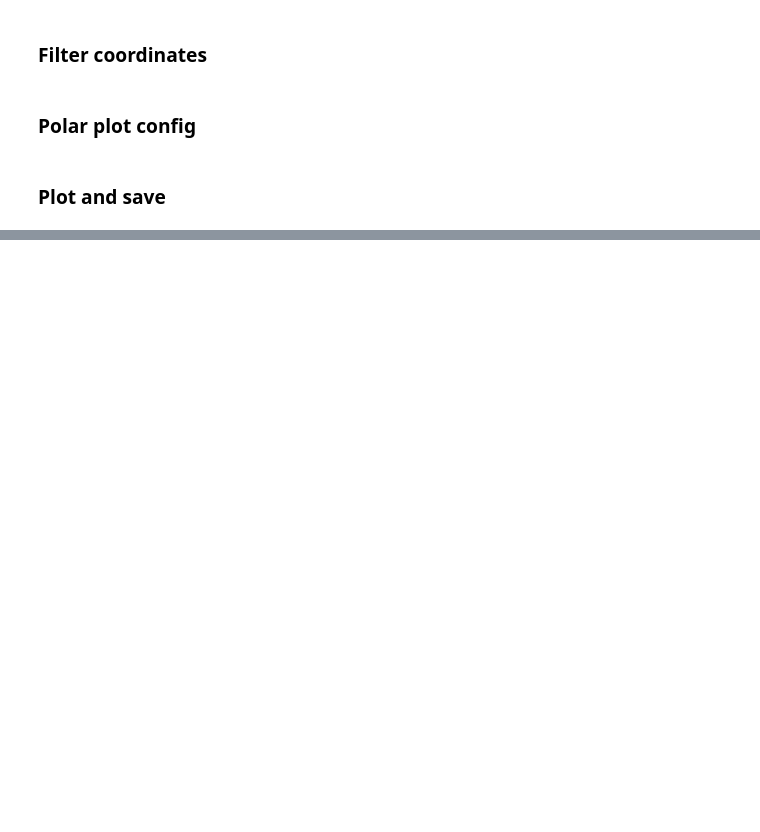
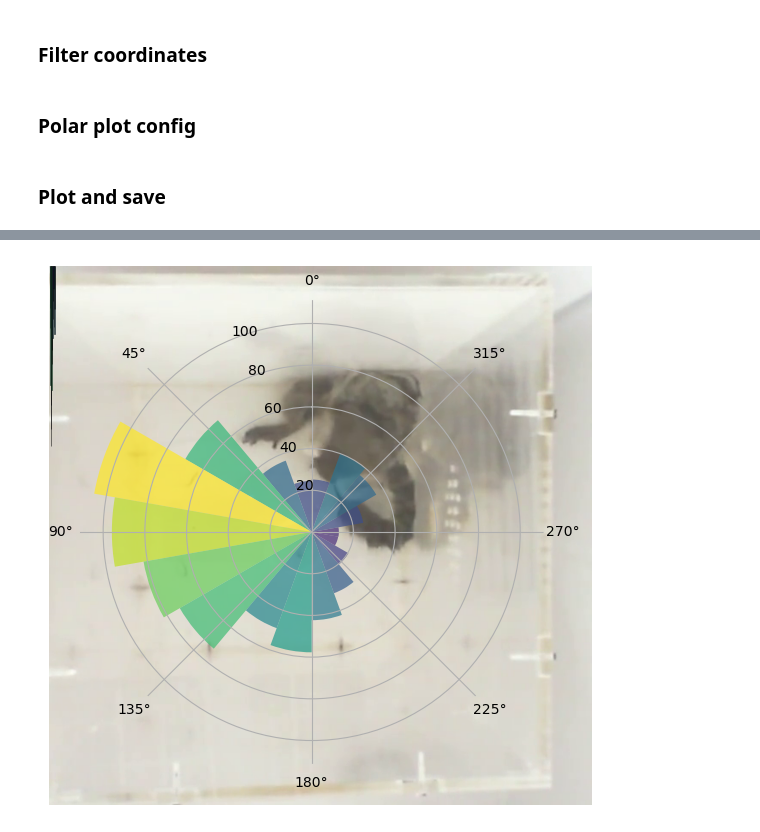
Before and after one commit to gabirochac/marmotrack, a Jupyter notebook: low_level_functions/tracking.ipynb, the cells around one changed output, grey strips where cells are left out. Saved outputs shown, nothing was run; the diff lists cells and outputs as text; code cells hidden in the pictures; blank space fills up the shorter version.

```diff
--- a/low_level_functions/tracking.ipynb
+++ b/low_level_functions/tracking.ipynb
@@ -315,0 +323,44 @@ figures_to_save[filename5] = fig5
+# %%
+# Selecionar um frame do vídeo (por exemplo, o mesmo usado para seleção da arena)
+cap.set(cv2.CAP_PROP_POS_FRAMES, chosenFrameIdx)
+_, frame = cap.read()
+frame_rgb = cv2.cvtColor(frame, cv2.COLOR_BGR2RGB)
+
+fig, ax = plt.subplots(figsize=(7, 7))
+ax.imshow(frame_rgb)
+ax.axis('off')
+
+# Coordenadas do centro do plot polar (em pixels)
+center_x = int(original_width // 2)
+center_y = int(original_height // 2)
+
+# Definir raio máximo para o plot polar (em pixels)
+max_radius = min(original_width, original_height) // 3
+
+# Normalizar radii para caber no raio máximo
+radii_norm = radii / np.max(radii) * max_radius
+
+# Plotar barras polares sobre a imagem
+for th, r, c in zip(theta, radii_norm, colors):
+    ax.bar(
+        th, r, width=width, bottom=0.0,
+        color=c, alpha=0.7,
+        edgecolor='k',
+        linewidth=0.5
+    )
+
+# Ajustar o plot polar para o centro da imagem
+polar_ax = fig.add_axes([0, 0, 1, 1], polar=True, frameon=False)
+polar_ax.set_position([
+    (center_x - max_radius) / original_width,
+    (center_y - max_radius) / original_height,
+    2 * max_radius / original_width,
+    2 * max_radius / original_height
+])
+polar_ax.bar(theta, radii, width=width, bottom=0.0, color=colors, alpha=0.7)
+polar_ax.set_theta_zero_location('N')
+polar_ax.set_theta_direction(1)
+
+plt.show()
+# %% [output]
+[figure, added]
```
Also changed, not shown: parts of 24 cells of this notebook, 9 other files.
